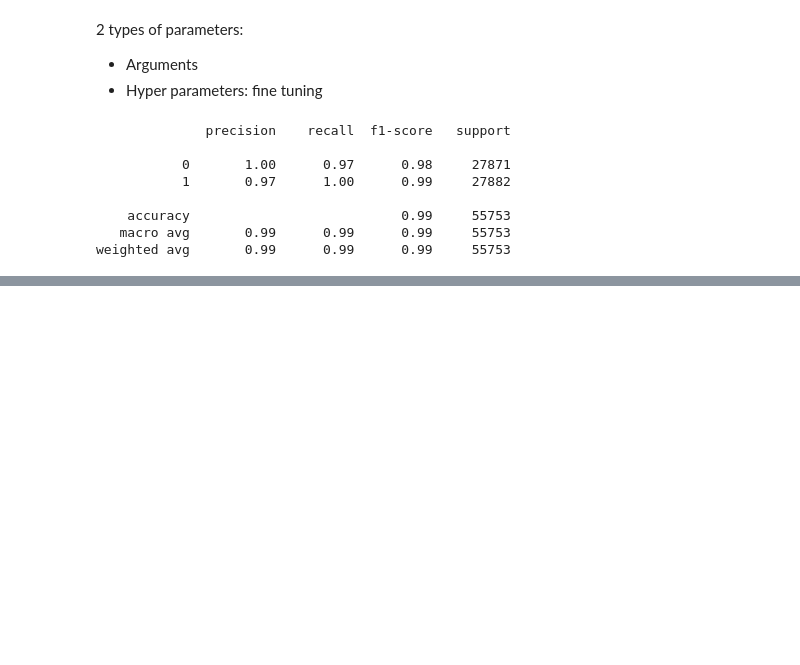
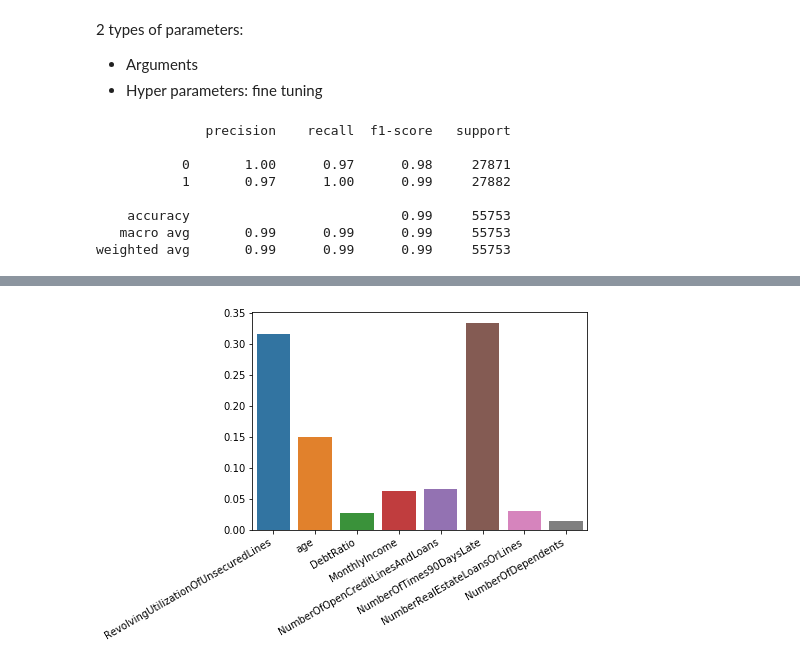
Before and after one commit to datacuriosity/MCI_Python_15S_Level_1, a Jupyter notebook: Lectures/Lecture_09+10/Session_11/live_lecture_08.ipynb, the cells around one changed output, grey strips where cells are left out. Drawn from its saved outputs; the diff is of its cells as text; code cells hidden in the pictures; blank space fills up the shorter version.

```diff
--- a/Lectures/Lecture_09+10/Session_11/live_lecture_08.ipynb
+++ b/Lectures/Lecture_09+10/Session_11/live_lecture_08.ipynb
@@ -456,0 +489,3 @@ weighted avg       0.99      0.99      0.99     55753
+# %%
+X_train, X_test, y_train, y_test = train_test_split(X_under_resampled, y_under_resampled,
+                                                    test_size=0.2, shuffle=True, random_state=4)
@@ -456,0 +515,9 @@ weighted avg       0.99      0.99      0.99     55753
+# %%
+params = {'n_estimators': [75, 100, 125, 150],
+         'max_depth': [5, 8, 10],
+         'min_samples_leaf': [3, 5, 10]}
+
+rf = RandomForestClassifier()
+
+cv = GridSearchCV(rf, params, n_jobs=8, cv=5, verbose=1)
+cv.fit(X_train, y_train)
@@ -456,0 +549,6 @@ weighted avg       0.99      0.99      0.99     55753
+# %%
+sns.barplot(x=df_transform.columns,
+            y=cv.best_estimator_.feature_importances_)
+plt.xticks(rotation=30, ha='right');
+# %% [output]
+[figure, added]
```
Also changed, not shown: parts of 22 cells of this notebook.
